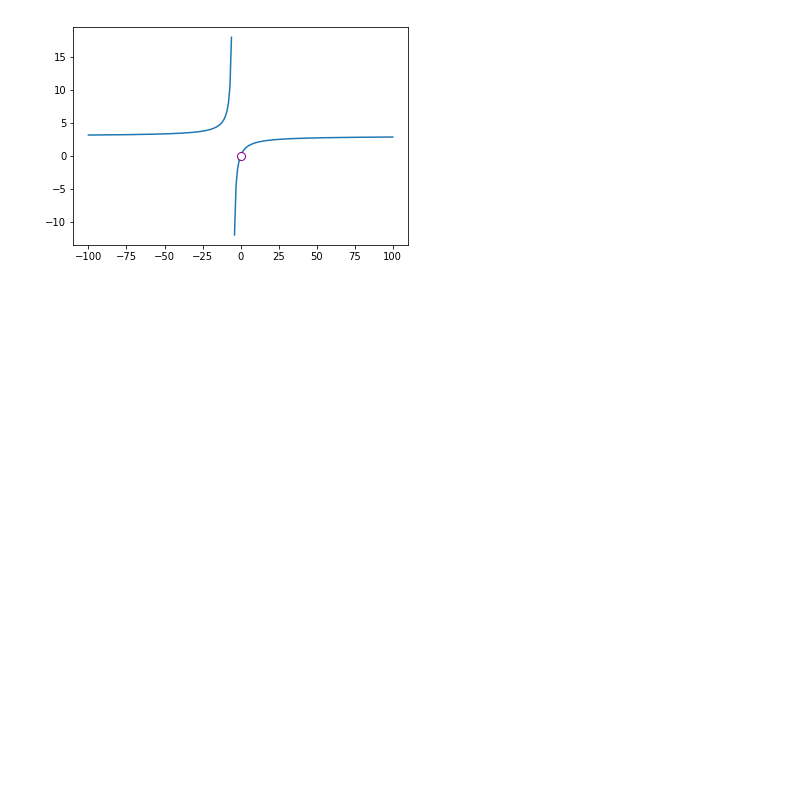
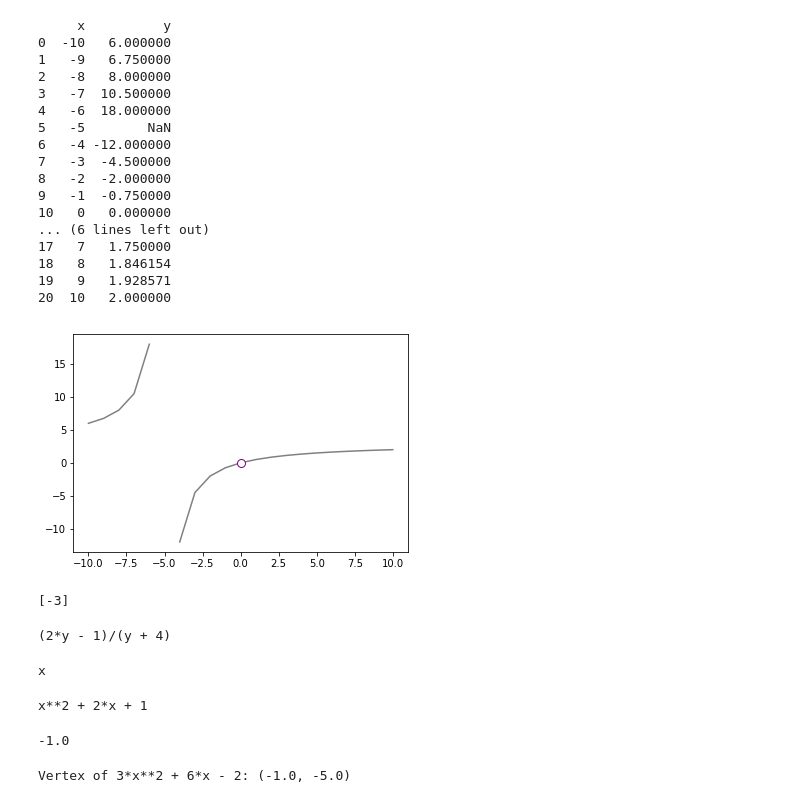
Before and after one commit to arnelimperial/Math-and-Stat, a Jupyter notebook: Function/Functions.ipynb, the cells around one changed output. Drawn from its saved outputs; the diff is of its cells as text; code cells hidden in the pictures; blank space fills up the shorter version.

Commit message:
Added contents to Functions Folder

```diff
--- a/Function/Functions.ipynb
+++ b/Function/Functions.ipynb
@@ -54,20 +64,83 @@ x2[0]
 # %%
+# Create function
 def f(x):
     if x != -5:
         return (3*x) / (x + 5)
 
 
-
-df = pd.DataFrame({'x': range(-100, 101)})
+df = pd.DataFrame({'x': range(-10, 11)})
 df['y'] = [f(i) for i in df['x']]
 
 %matplotlib inline
-plt.plot(df.x, df.y)
+#figure(num=None, figsize=(10, 7), dpi=80, facecolor='w', edgecolor='k')
+plt.plot(df.x, df.y, color='grey')
+#plt.axvline()
+#plt.axhline()
+#xticks(df.x)
 
 # plot an empty circle to show the undefined point
 plt.plot(0,f(0), color='purple', marker='o', markerfacecolor='w', markersize=8)
 
-#print(df)
+print(df)
 plt.show()
 # %% [output]
+     x          y
+0  -10   6.000000
+1   -9   6.750000
+2   -8   8.000000
+3   -7  10.500000
+4   -6  18.000000
+5   -5        NaN
+6   -4 -12.000000
+7   -3  -4.500000
+8   -2  -2.000000
+9   -1  -0.750000
+10   0   0.000000
+... (6 lines left out)
+17   7   1.750000
+18   8   1.846154
+19   9   1.928571
+20  10   2.000000
-[figure, old version]
+[figure, new version]
+# %%
+# Samle Problem g(x) = sqrt(x + 3)
+import sympy
+k = sympy.sqrt(x + 3)
+solve(k)
+# %% [output]
+[-3]
+# %%
+import sympy
+x, y = sympy.symbols('x y')
+simplify(2*y -1) / (y + 4)
+
+#print(x.subs(y, 1/2))
+# %% [output]
+(2*y - 1)/(y + 4)
+# %%
+simplify(x)
+# %% [output]
+x
+# %%
+simplify(x**2 + 2*x + 1)
+# %% [output]
+x**2 + 2*x + 1
+# %%
+import sympy
+x, b, a, c = sympy.symbols('x a b c')
+
+v = (3*x**2) + (6*x) -2
+a = 3
+b = 6
+c = -2
+vx = (-1*b)/(2 * a)
+vx
+vy = ((4*a*c) - (b**2)) / (4*a)
+
+vx
+# %% [output]
+-1.0
+# %%
+print('Vertex of {}: ({}, {})'.format(v, vx, vy))
+# %% [output]
+Vertex of 3*x**2 + 6*x - 2: (-1.0, -5.0)
```
Also changed, not shown: parts of 4 cells of this notebook.
